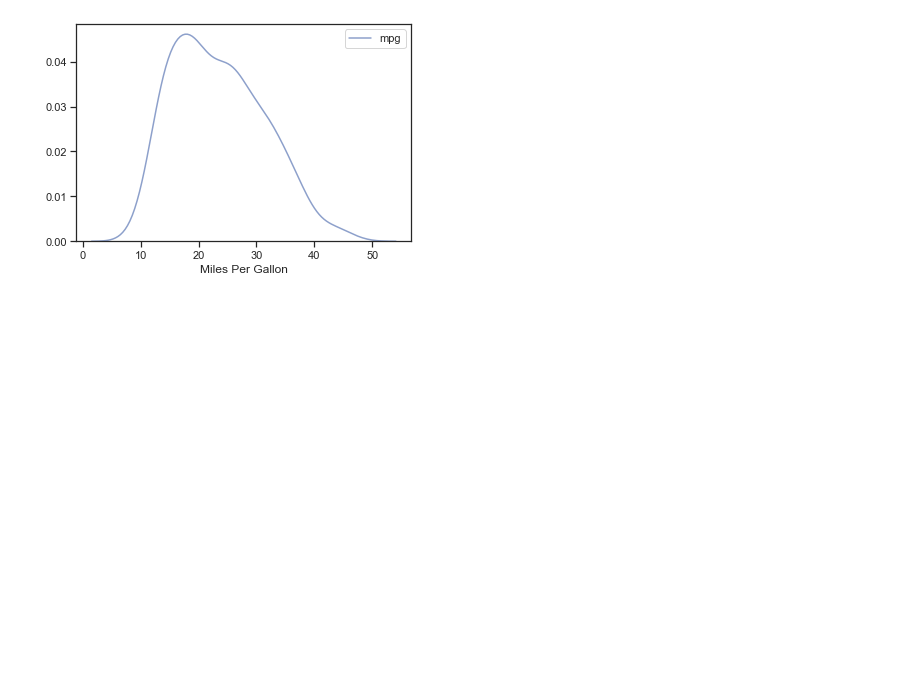
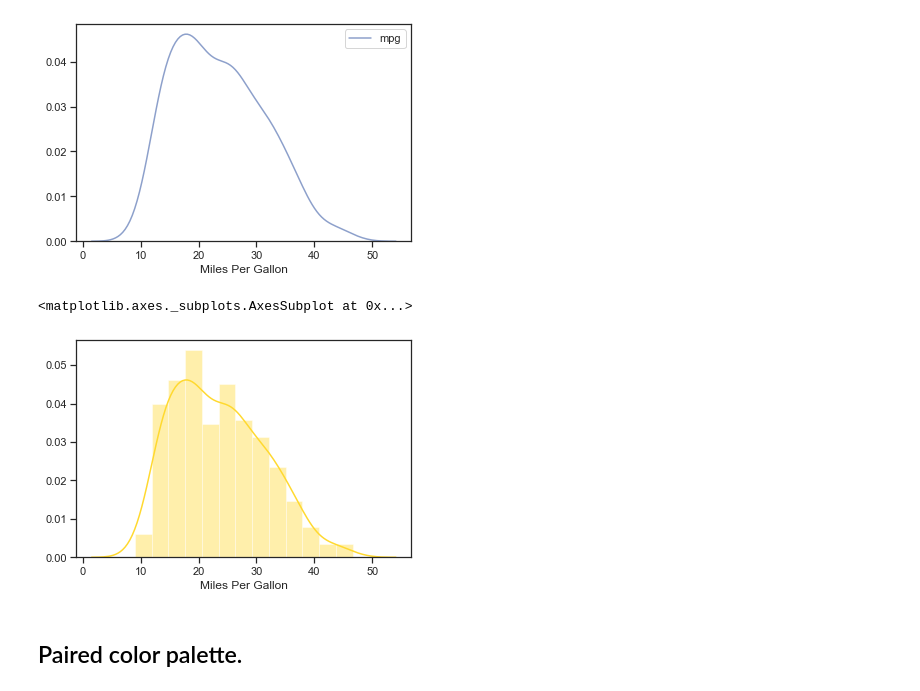
Before and after one commit to PeterDeWeirdt/GPPlotting, a Jupyter notebook: notebooks/distplots_kdeplots.ipynb, the cells around one changed output. Saved outputs shown, nothing was run; the diff lists cells and outputs as text; code cells hidden in the pictures; blank space fills up the shorter version.

Commit message:
updated plots

```diff
--- a/notebooks/distplots_kdeplots.ipynb
+++ b/notebooks/distplots_kdeplots.ipynb
@@ -47,3 +41,10 @@ sns.distplot(df, hist = False, color="#8da0cb", axlabel="Miles Per Gallon", labe
 # %% [output]
 <matplotlib.axes._subplots.AxesSubplot at 0x...>
 [figure]
+# %%
+sns.distplot(df, color="#ffd92f", axlabel="Miles Per Gallon")
+# %% [output]
+<matplotlib.axes._subplots.AxesSubplot at 0x...>
+[figure, added]
+# %% [markdown]
+## Paired color palette.
```
Also changed, not shown: parts of 22 cells of this notebook, 1 other file.
